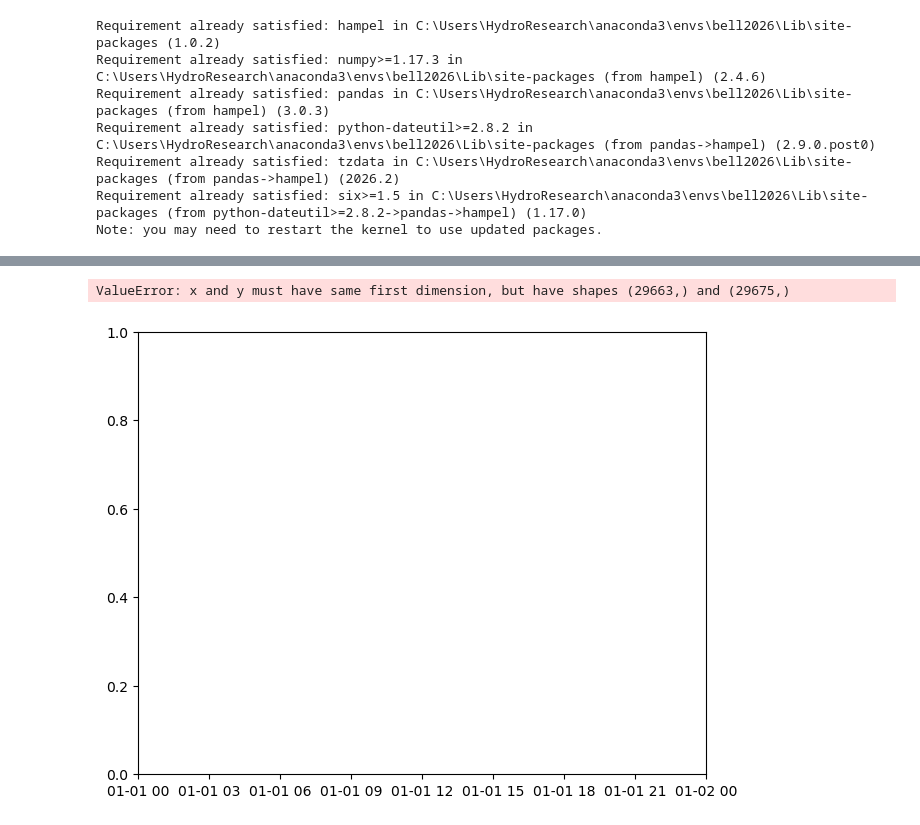
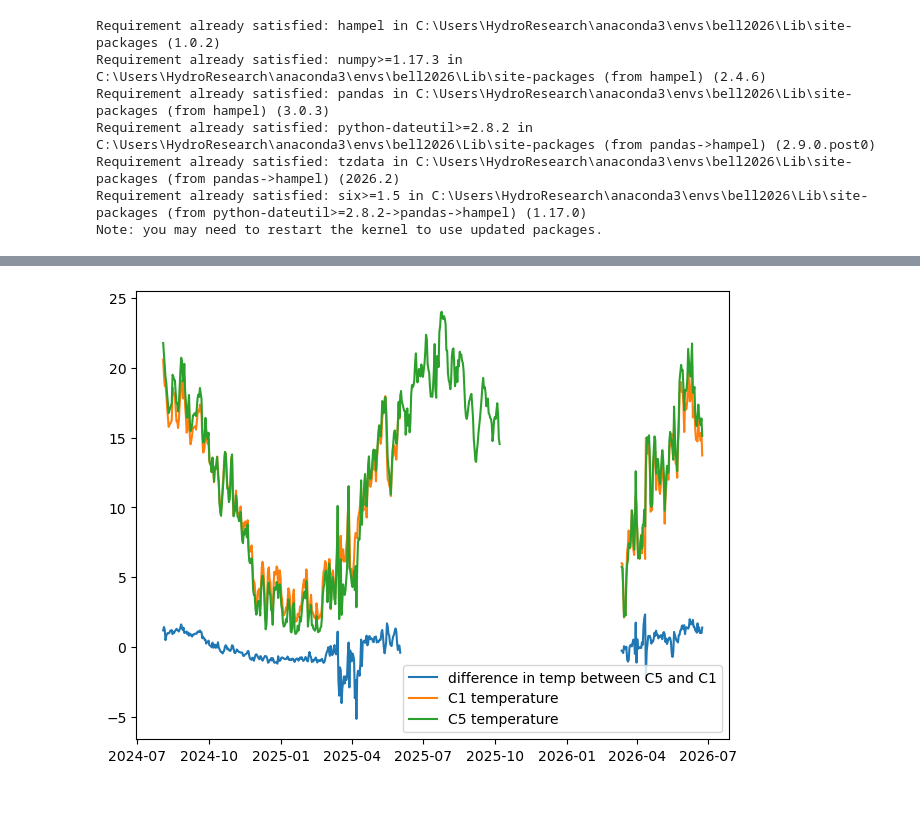
Before and after one commit to sauron-245/summer_26, a Jupyter notebook: summer 2026/CreeksBell2026.ipynb, the cells around one changed output, grey strips where cells are left out. Cells and saved outputs as stored; diff of their text form; code cells hidden in the pictures.

```diff
--- a/summer 2026/CreeksBell2026.ipynb
+++ b/summer 2026/CreeksBell2026.ipynb
@@ -143,3 +166,4 @@ Length: 560, dtype: float32
 # %%
-C5filteredhobo
+C5daily_average = C5hobodf.resample('D').mean()
+print(C5daily_average)
 # %% [output]
@@ -160,0 +185,4 @@ diffdf = (C5filteredhobo - C1filteredhobo)
+# %%
+#making a new dataframe to see the difference in temperature between C1 and C5
+difference = (C5daily_average - C1daily_average)
+difference
@@ -160,0 +204,3 @@ diffdf = (C5filteredhobo - C1filteredhobo)
+# %%
+diffdf = pd.merge(pd.merge(C5daily_average, C1daily_average, on='Date-Time', how='outer'), difference, on='Date-Time', how='outer')
+diffdf
@@ -160,0 +222,3 @@ diffdf = (C5filteredhobo - C1filteredhobo)
+# %%
+diffdf = diffdf.rename(columns = {"Temperature_x": "C5temp", "Temperature_y": "C1temp", "Temperature": "difference"})
+diffdf
@@ -161,9 +240,11 @@ diffdf = (C5filteredhobo - C1filteredhobo)
 # %%
 fig, ax = plt.subplots(layout = 'constrained')
 
-plt.plot(C1hobodfdate, diffdf, color = 'dodgerblue', label = 'difference in temp between C5 and C1')
+plt.plot(diffdf.index, diffdf.difference, label = 'difference in temp between C5 and C1')
+plt.plot(diffdf.index, diffdf.C1temp, label = "C1 temperature")
+plt.plot(diffdf.index, diffdf.C5temp, label = "C5 temperature")
 
+plt.legend()
 plt.show()
 # %% [output]
-ValueError: x and y must have same first dimension, but have shapes (29663,) and (29675,)
-[figure, old version]
+[figure, new version]
```
Also changed, not shown: parts of 13 cells of this notebook, 6 other files.
